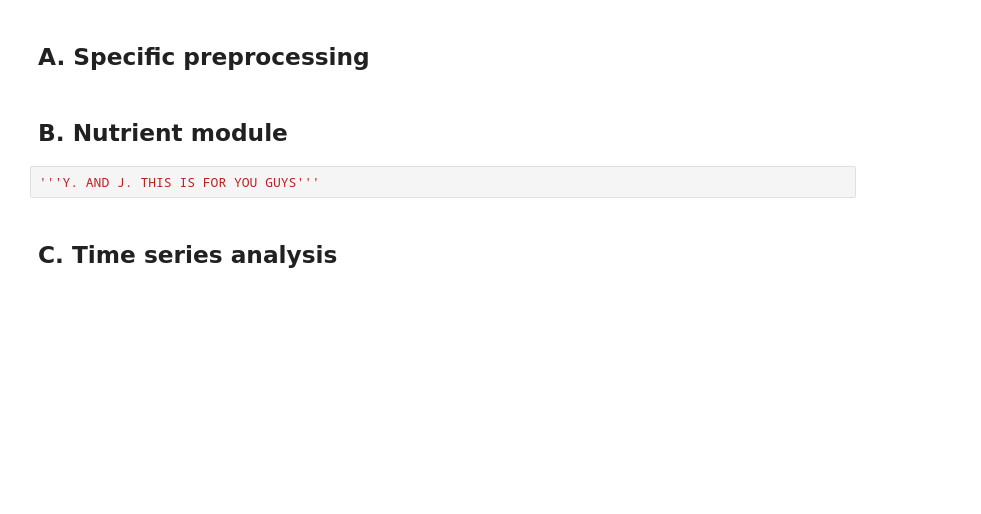
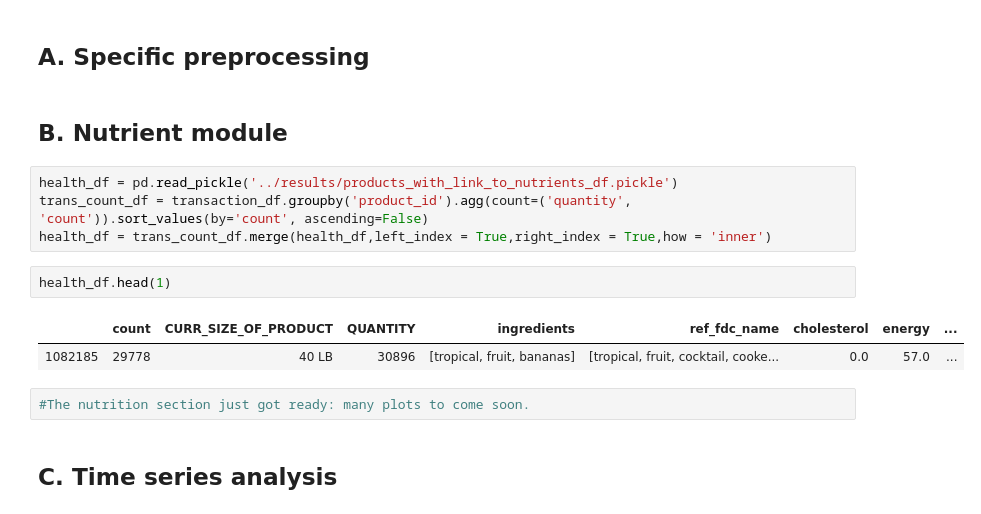
Before and after one commit to raphaelreiss/ADA_project, a Jupyter notebook: src/TermProject.ipynb, the cells around one changed output. Drawn from its saved outputs; the diff is of its cells as text; blank space fills up the shorter version.

```diff
--- a/src/TermProject.ipynb
+++ b/src/TermProject.ipynb
@@ -612,8 +666,17 @@ Here we see that the outliers in the quantity is because the gasoline quantity i
 ## A. Specific preprocessing
 # %% [markdown]
 ## B. Nutrient module
-# %%
-'''Y. AND J. THIS IS FOR YOU GUYS'''
+# %%
+health_df = pd.read_pickle('../results/products_with_link_to_nutrients_df.pickle')
+trans_count_df = transaction_df.groupby('product_id').agg(count=('quantity', 'count')).sort_values(by='count', ascending=False)
+health_df = trans_count_df.merge(health_df,left_index = True,right_index = True,how = 'inner')
+# %%
+health_df.head(1)
+# %% [output]
+|  | count | CURR_SIZE_OF_PRODUCT | QUANTITY | ingredients | ref_fdc_name | cholesterol | energy | ... |
+| 1082185 | 29778 | 40 LB | 30896 | [tropical, fruit, bananas] | [tropical, fruit, cocktail, cooke... | 0.0 | 57.0 | ... |
+# %%
+#The nutrition section just got ready: many plots to come soon.
 # %% [markdown]
 ## C. Time series analysis
 # %% [markdown]
```
Also changed, not shown: parts of 23 cells of this notebook, 10 other files.
